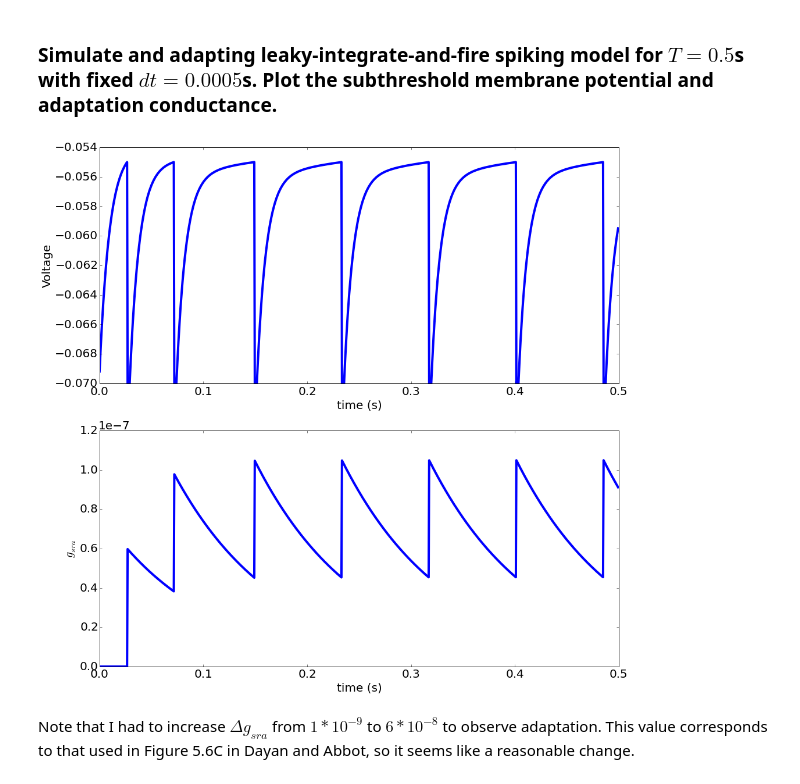
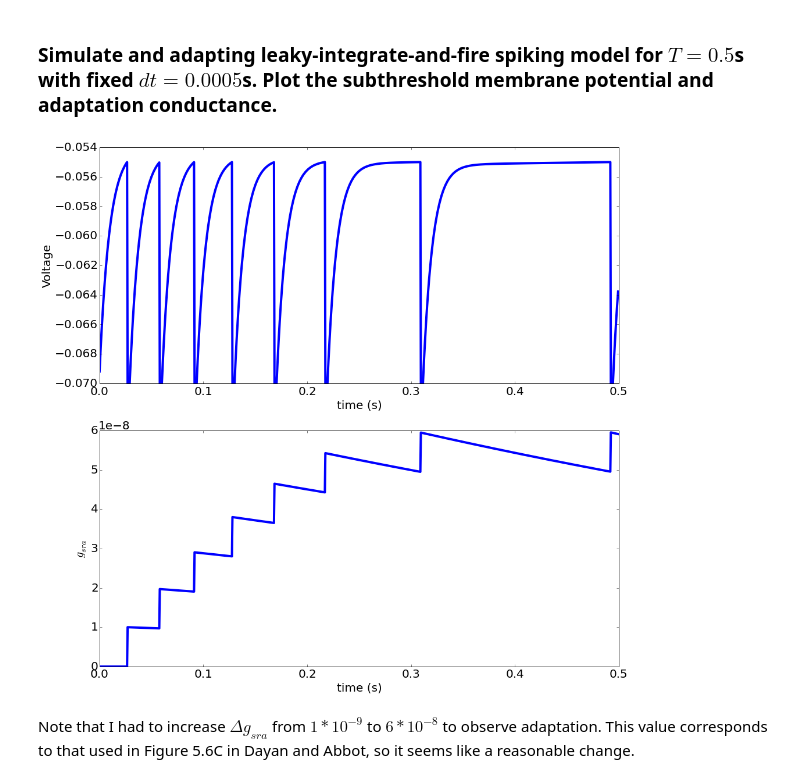
Before and after one commit to Kanaderu/SYDE552-750, a Jupyter notebook: SYDE552-750AssignmentSpatiotemporalRFandSpiking.ipynb, the cells around one changed output. Saved outputs shown, nothing was run; the diff lists cells and outputs as text; code cells hidden in the pictures.

```diff
--- a/SYDE552-750AssignmentSpatiotemporalRFandSpiking.ipynb
+++ b/SYDE552-750AssignmentSpatiotemporalRFandSpiking.ipynb
@@ -66,8 +66,8 @@ c_m=10e-9 #spectific membrane capacitance in F/mm^2
 r_m=1e6 #specific membrane resistance in ohms/mm^2
 tau_m=c_m*r_m #membrane time constant
 tau_ref=0.002 #post-spike refractory period in s
-tau_sra=0.1 #adaptation conductance time constant
-delta_g_sra=6e-8 #adaptation conductance spike increment in s; INCREASED from given
+tau_sra=1.0 #0.1 #adaptation conductance time constant; INCREASED 10x from given
+delta_g_sra=1e-8 #1e-9 #adaptation conductance spike increment in s; INCREASED 10x from given
 E_leak=-0.065 #leak equilibrium potential in V
 E_K=-0.075 #potassium equilibrium potential in V
 A=0.1 #membrane area in mm^2
@@ -88,34 +88,34 @@ ref_countdown=0
 for t in time:
     if ref_countdown==0:
         dVdt = 1/tau_m * (E_leak - V - r_m*g_sra*(V - E_K) + R_m*I_e)
     else:
         ref_countdown += -1
         dVdt=0
     V+=dt*dVdt #euler's method approximation
 
     if V >= thresh:
         V=reset
         ref_countdown=ref_window
         g_sra += delta_g_sra
 
     dg_sra_dt = -g_sra/tau_sra
     g_sra += dt*dg_sra_dt #euler's method approximation
 
     V_list.append(V)
     g_sra_list.append(g_sra)
 
 fig=plt.figure(figsize=(16,16))
 ax=fig.add_subplot(211)
 ax.plot(time,V_list)
 ax.set_xlabel('time (s)')
 ax.set_ylabel('Voltage')
 ax=fig.add_subplot(212)
 ax.plot(time,g_sra_list)
 ax.set_xlabel('time (s)')
 ax.set_ylabel('$g_{sra}$')
 plt.show()
 # %% [output]
-[figure, old version]
+[figure, new version]
 # %% [markdown]
 Note that I had to increase $\Delta g_{sra}$ from $1*10^{-9}$ to $6*10^{-8}$ to observe adaptation. This value corresponds to that used in Figure 5.6C in Dayan and Abbot, so it seems like a reasonable change.
 # %% [markdown]
```
Also changed, not shown: parts of 6 cells of this notebook, 2 other files.
